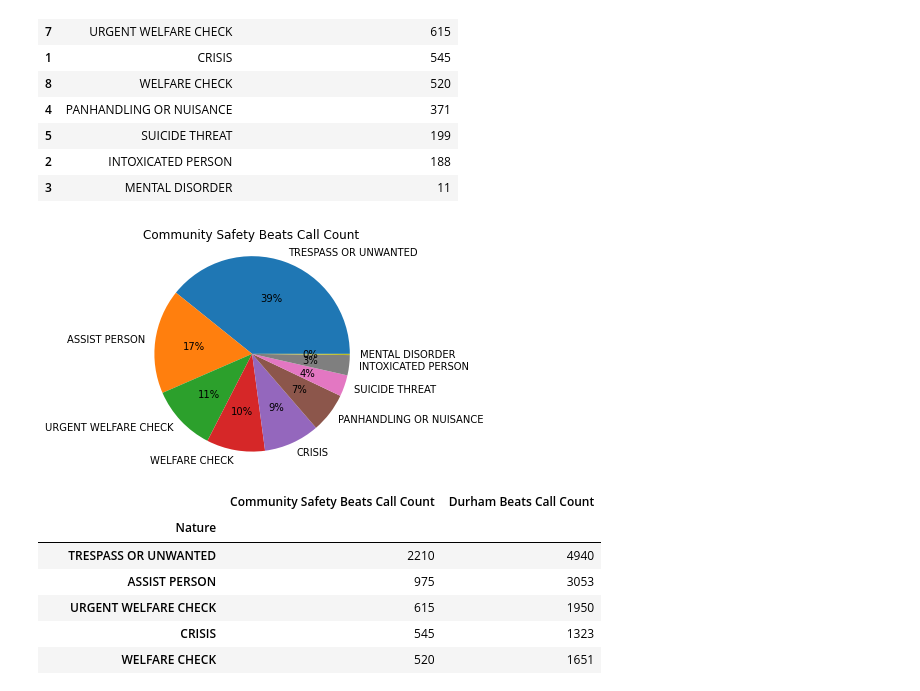
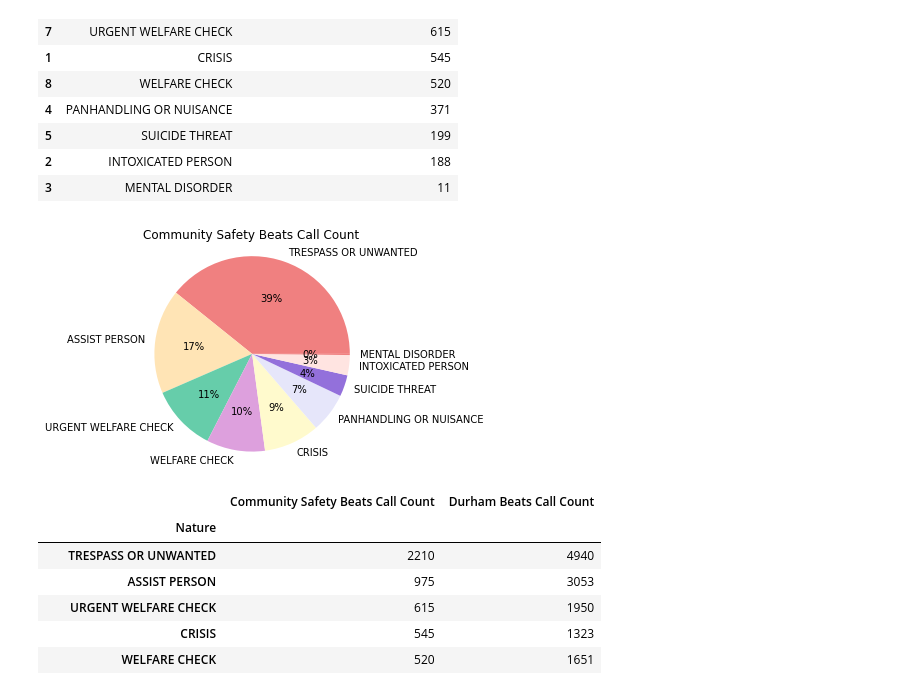
Before and after one commit to sadiesheridan/dataplus-project27-community-safety-durham, a Jupyter notebook: 10_code/Community Safety Call Analysis.ipynb, the cells around one changed output. Drawn from its saved outputs; the diff is of its cells as text; code cells hidden in the pictures.

```diff
--- a/10_code/Community Safety Call Analysis.ipynb
+++ b/10_code/Community Safety Call Analysis.ipynb
@@ -126,12 +126,12 @@ csdnature_commsafe
 | 3 | MENTAL DISORDER | 11 |
 # %%
 #Create a pie chart for the nature of calls for community safety beats
-plt.pie(csdnature_commsafe['Community Safety Beats Call Count'], autopct='%1.0f%%', labels=csdnature['Nature'])
+plt.pie(csdnature_commsafe['Community Safety Beats Call Count'], autopct='%1.0f%%', labels=csdnature['Nature'], colors=['lightcoral', 'moccasin', 'mediumaquamarine', 'plum','lemonchiffon', 'lavender', 'mediumpurple', 'mistyrose'])
 plt.axis('equal')
 plt.title('Community Safety Beats Call Count')
 plt.show()
 # %% [output]
-[figure, old version]
+[figure, new version]
 # %%
 #Merge the csd nature tables together
 csdnature_counts = pd.merge(csdnature_commsafe, csdnature, on='Nature')
```
Also changed, not shown: parts of 5 cells of this notebook.
